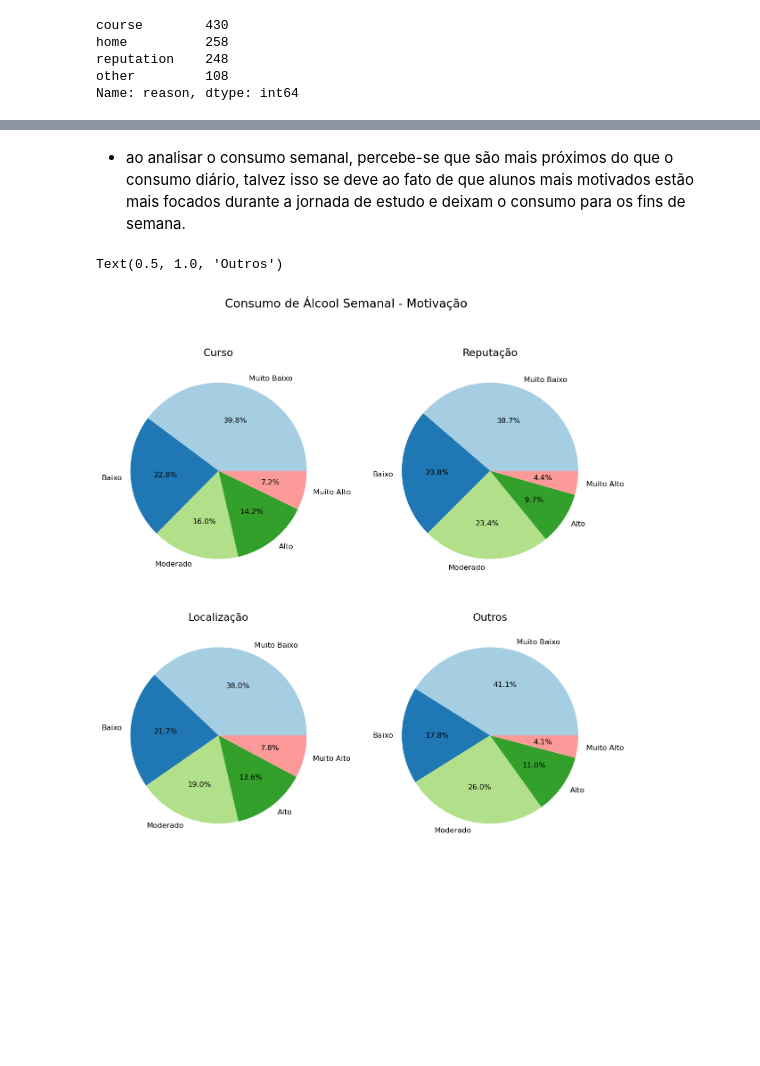
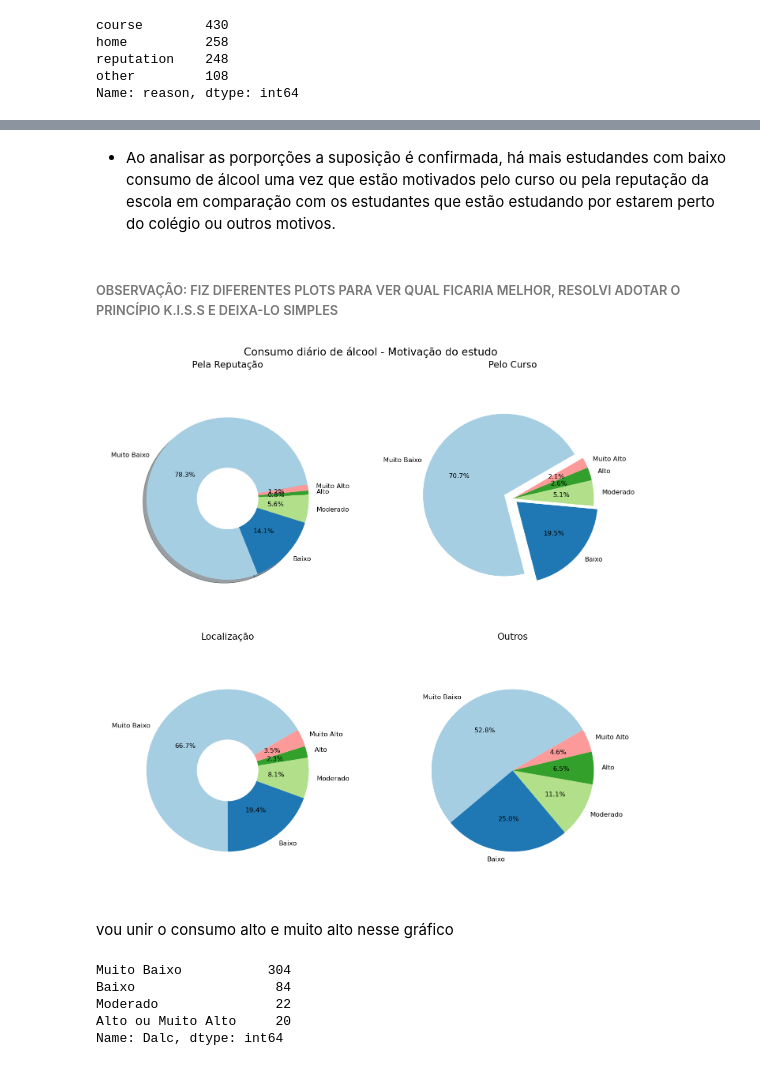
Before and after one commit to IamNivestar/exploratory_analysis_alcohol-effects, a Jupyter notebook: analysis_code.ipynb, the cells around one changed output, grey strips where cells are left out. Saved outputs shown, nothing was run; the diff lists cells and outputs as text; code cells hidden in the pictures; blank space fills up the shorter version.

```diff
--- a/analysis_code.ipynb
+++ b/analysis_code.ipynb
@@ -498,18 +465,0 @@ other_walc_prop = obter_proporcoes(other_walc)
-# %% [markdown]
-- ao analisar o consumo semanal, percebe-se que são mais próximos do que o consumo diário, talvez isso se deve ao fato de que alunos mais motivados estão mais focados durante a jornada de estudo e deixam o consumo para os fins de semana.
-# %%
-fig, axes = plt.subplots(2, 2, figsize=(12, 12), dpi=120)
-cmap = plt.get_cmap('Paired')
-fig.suptitle("Consumo de Álcool Semanal - Motivação", fontsize= 16,)
-axes[0][0].pie(course_walc_prop, labels= course_walc.index, autopct='%1.1f%%', colors=cmap.colors)
-axes[0][1].pie(reputation_walc_prop, labels= reputation_walc.index, autopct='%1.1f%%', colors=cmap.colors)
-axes[1][0].pie(home_walc_prop, labels= home_walc.index, autopct='%1.1f%%', colors=cmap.colors)
-axes[1][1].pie(other_walc_prop, labels= other_walc.index, autopct='%1.1f%%', colors=cmap.colors)
-axes[0][0].set_title("Curso", fontsize= 14)
-axes[0][1].set_title("Reputação", fontsize= 14)
-axes[1][0].set_title("Localização", fontsize= 14)
-axes[1][1].set_title("Outros", fontsize= 14)
-#fig.savefig("proporcao_consumo_motivacao_semanal.png")
-# %% [output]
-Text(0.5, 1.0, 'Outros')
-[figure, removed]
@@ -515,0 +471,38 @@ Text(0.5, 1.0, 'Outros')
+# %% [markdown]
+- Ao analisar as porporções a suposição é confirmada, há mais estudandes com baixo consumo de álcool uma vez que estão motivados pelo curso ou pela reputação da escola em comparação com os estudantes que estão estudando por estarem perto do colégio ou outros motivos.
+# %% [markdown]
+###### OBSERVAÇÃO: FIZ DIFERENTES PLOTS PARA VER QUAL FICARIA MELHOR, RESOLVI ADOTAR O PRINCÍPIO K.I.S.S E DEIXA-LO SIMPLES
+# %%
+fig, axes = plt.subplots(2, 2, figsize=(12, 12), dpi=120)
+cmap = plt.get_cmap('Paired')
+fig.suptitle("Consumo diário de álcool - Motivação do estudo", fontsize= 16,)
+axes[0][0].pie(reputation_dalc_prop, labels= reputation_dalc.index, autopct='%1.1f%%', radius=0.8, colors=cmap.colors, shadow=True , startangle=10, )
+axes[0][1].pie(course_dalc_prop, labels= course_dalc.index, explode= (0.09,0.05,0,0,0), autopct='%1.1f%%',radius=0.8, colors=cmap.colors, startangle=30)
+axes[1][0].pie(home_dalc_prop, labels= home_dalc.index, autopct='%1.1f%%',radius=0.8, colors=cmap.colors, startangle=30)
+axes[1][1].pie(other_dalc_prop, labels= other_dalc.index, autopct='%1.1f%%', radius=0.8, colors=cmap.colors, startangle=30)
+axes[0][0].set_title("Pela Reputação", fontsize= 14)
+axes[0][1].set_title("Pelo Curso", fontsize= 14)
+axes[1][0].set_title("Localização", fontsize= 14)
+axes[1][1].set_title("Outros", fontsize= 14)
+my_circle = plt.Circle( (0,0), 0.3, color='white')
+my_circle2 = plt.Circle( (0,0), 0.3, color='white')
+axes[0][0].add_patch(my_circle)
+axes[1][0].add_patch(my_circle2)
+fig.tight_layout()
+#fig.savefig("proporcao_consumo_motivacao.png")
+# %% [output]
+[figure, added]
+# %% [markdown]
+vou unir o consumo alto e muito alto nesse gráfico
+# %%
+def unir_altos(counts):
+    counts['Alto ou Muito Alto'] = counts.pop('Muito Alto')
+    counts['Alto ou Muito Alto'] = counts['Alto ou Muito Alto'] + counts.pop('Alto')
+    return counts
+unir_altos(course['Dalc'].value_counts()[labels_consumo_alcool] )
+# %% [output]
+Muito Baixo           304
+Baixo                  84
+Moderado               22
+Alto ou Muito Alto     20
+Name: Dalc, dtype: int64
```
Also changed, not shown: parts of 34 cells of this notebook, 5 other files.
